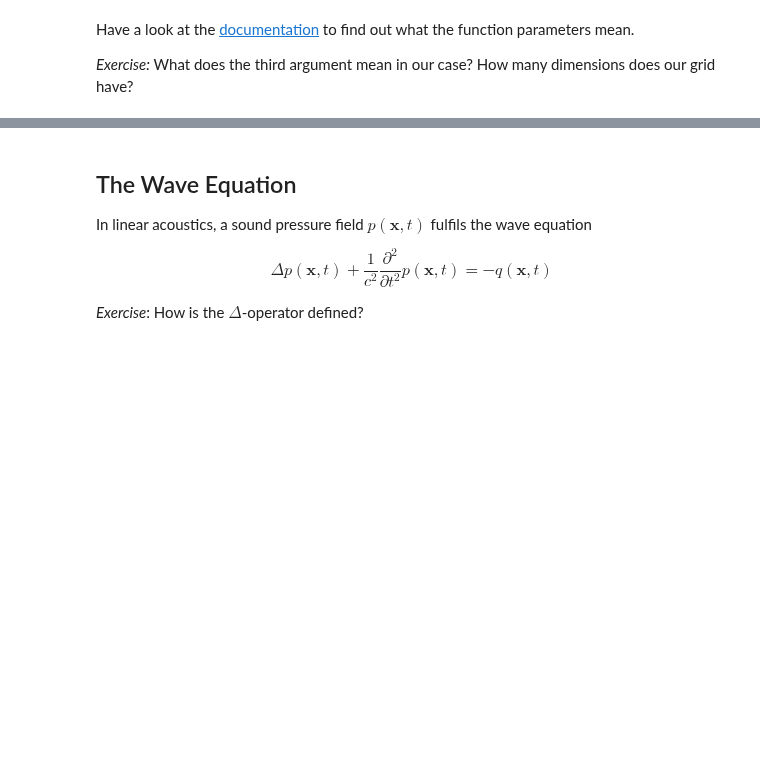
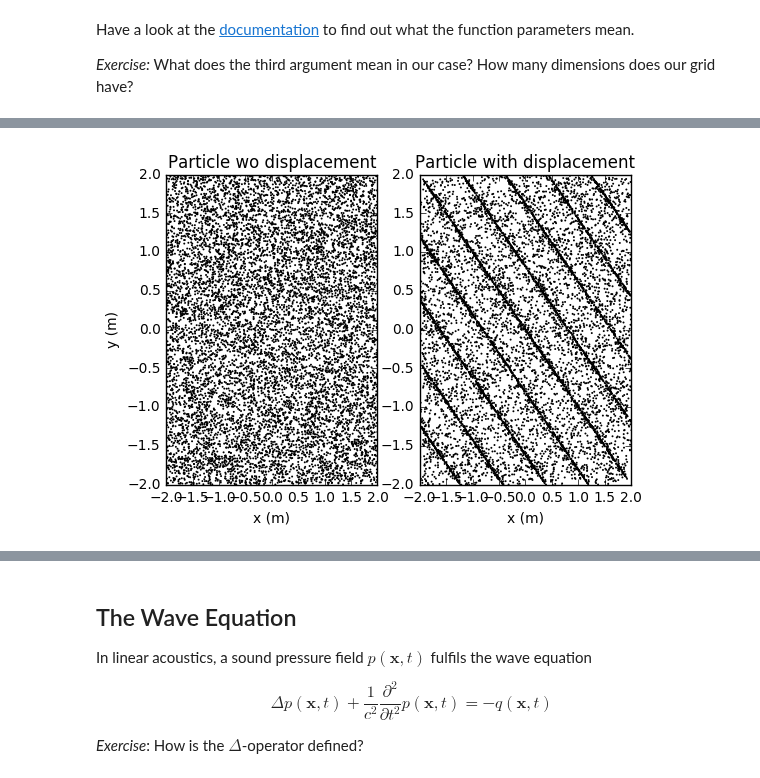
Before and after one commit to spatialaudio/selected-topics-in-audio-signal-processing-exercises, a Jupyter notebook: physics_of_sound_I.ipynb, the cells around one changed output, grey strips where cells are left out. Saved outputs shown, nothing was run; the diff lists cells and outputs as text; code cells hidden in the pictures; blank space fills up the shorter version.

```diff
--- a/physics_of_sound_I.ipynb
+++ b/physics_of_sound_I.ipynb
@@ -42,28 +34,29 @@ sfs.plot.particles??
 # %%
 ### create 10000 randomly distributed particles
-random_grid = [np.random.uniform(-2, 2, 10000), np.random.uniform(-2, 2, 10000), 0];
+particles = [np.random.uniform(-2, 2, 10000), np.random.uniform(-2, 2, 10000), 0];
 
 # particles without displacement
-X = random_grid
 plt.subplot(1,2,1)
-sfs.plot.particles(X, facecolor='black', s=2)
+sfs.plot.particles(particles, facecolor='black', s=2)
 plt.ylim(-2,2)
 plt.xlim(-2,2)
-plt.title('Particle without displacement')
+plt.title('Particle wo displacement')
 
 # particles with displacement
 n = [np.sqrt(2), np.sqrt(2), 0];  # direction of displacement
 f = 300;  # temporal frequency
 omega = 2*np.pi*f;  # angular frequency
 amplitude = 4e4  # unrealistically large to see an effect
 
 v = sfs.mono.source.plane_velocity(omega, [0, 0, 0], n, random_grid)
-X = random_grid + amplitude * sfs.util.displacement(v, omega)
+particles = particles + amplitude * sfs.util.displacement(v, omega)
 plt.subplot(1,2,2)
 sfs.plot.particles(X, facecolor='black', s=2)
 plt.ylim(-2,2)
 plt.xlim(-2,2)
 plt.title('Particle with displacement')
 plt.ylabel('');
+# %% [output]
+[figure, added]
 # %% [markdown]
 ### Particle Velocity $\mathbf v(\mathbf x, t)$
```
Also changed, not shown: parts of 7 cells of this notebook.
